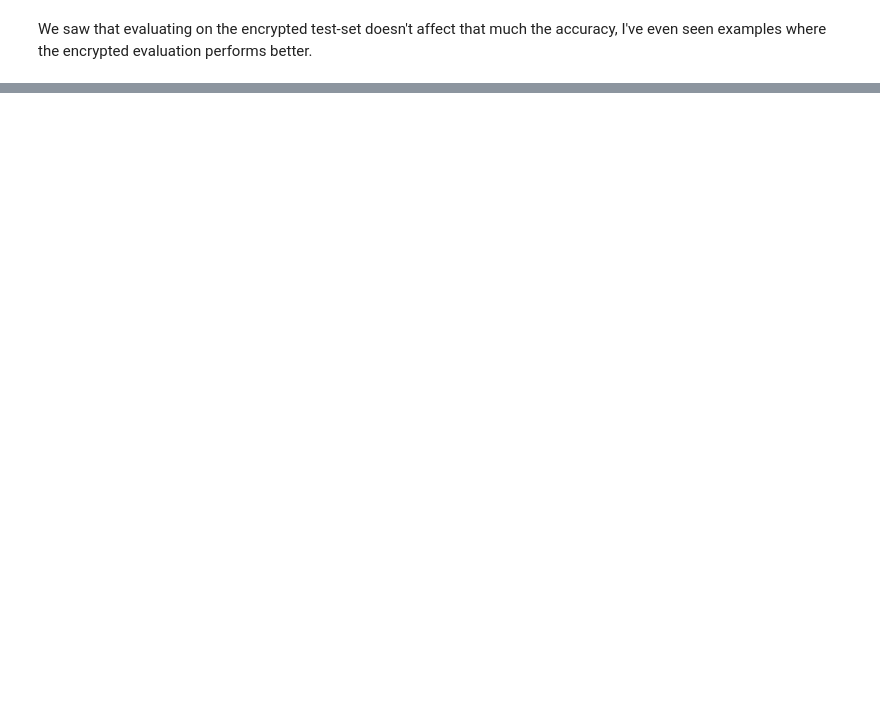
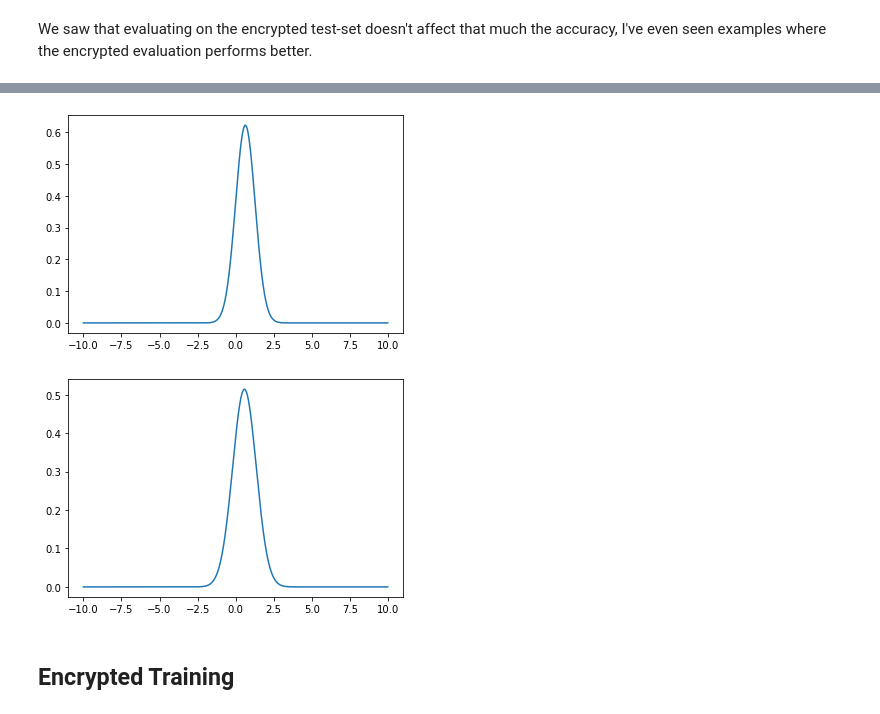
Before and after one commit to OpenMined/TenSEAL, a Jupyter notebook: tutorials/Tutorial 1 - Training and Evaluation of Logistic Regression on Encrypted Data.ipynb, the cells around one changed output, grey strips where cells are left out. Saved outputs shown, nothing was run; the diff lists cells and outputs as text; code cells hidden in the pictures; blank space fills up the shorter version.

Commit message:
working training on encrypted data

```diff
--- a/tutorials/Tutorial 1 - Training and Evaluation of Logistic Regression on Encrypted Data.ipynb
+++ b/tutorials/Tutorial 1 - Training and Evaluation of Logistic Regression on Encrypted Data.ipynb
@@ -267,0 +278,18 @@ eelr = EncryptedLR(model)
+# %%
+####### Parameters (128-bit security) ##########
+# poly_mod_degree 8192 -> total bit count 218
+# poly_mod_degree 16384 -> total bit count 438
+# poly_mod_degree 32768 -> total bit count 881
+################################################
+
+a, b = 40, 21
+coeff_bit_size = [a] + [b] * 6 + [a]
+ctx_training = ts.context(ts.SCHEME_TYPE.CKKS, 8192, -1, coeff_bit_size)
+ctx_training.global_scale = 2 ** b
+ctx_training.generate_galois_keys()
+# %%
+t_start = time()
+enc_x_train = [ts.ckks_vector(ctx_training, x.tolist()) for x in x_train]
+enc_y_train = [ts.ckks_vector(ctx_training, y.tolist()) for y in y_train]
+t_end = time()
+print(f"Encryption of the training_set took {int(t_end - t_start)} seconds")
@@ -267,0 +298,40 @@ eelr = EncryptedLR(model)
+# %%
+# study linear layer output distribution
+import numpy as np
+import matplotlib.pyplot as plt
+
+normal_dist = lambda x, mean, var: np.exp(- np.square(x - mean) / (2 * var)) / np.sqrt(2 * np.pi * var)
+
+def plot_normal_dist(mean, var, rmin=-10, rmax=10):
+    x = np.arange(rmin, rmax, 0.01)
+    y = normal_dist(x, mean, var)
+    plt.plot(x, y)
+
+# plain distribution
+lr = LR(n_features)
+data = lr.lr(x_test)
+mean, var = map(float, [data.mean(), data.std() ** 2])
+plot_normal_dist(mean, var)
+plt.show()
+
+# encrypted distribution
+def encrypted_out_distribution(eelr, enc_x_test):
+    w = eelr.weight
+    b = eelr.bias
+    data = []
+    for enc_x in enc_x_test:
+        enc_out = enc_x.dot(w) + b
+        data.append(enc_out.decrypt())
+    data = torch.tensor(data)
+    mean, var = map(float, [data.mean(), data.std() ** 2])
+    plot_normal_dist(mean, var)
+    plt.show()
+
+eelr = EncryptedLR(lr)
+eelr.encrypt(ctx_training)
+encrypted_out_distribution(eelr, enc_x_train)
+# %% [output]
+[figure, added]
+[figure, added]
+# %% [markdown]
+## Encrypted Training
```
Also changed, not shown: parts of 10 cells of this notebook.
